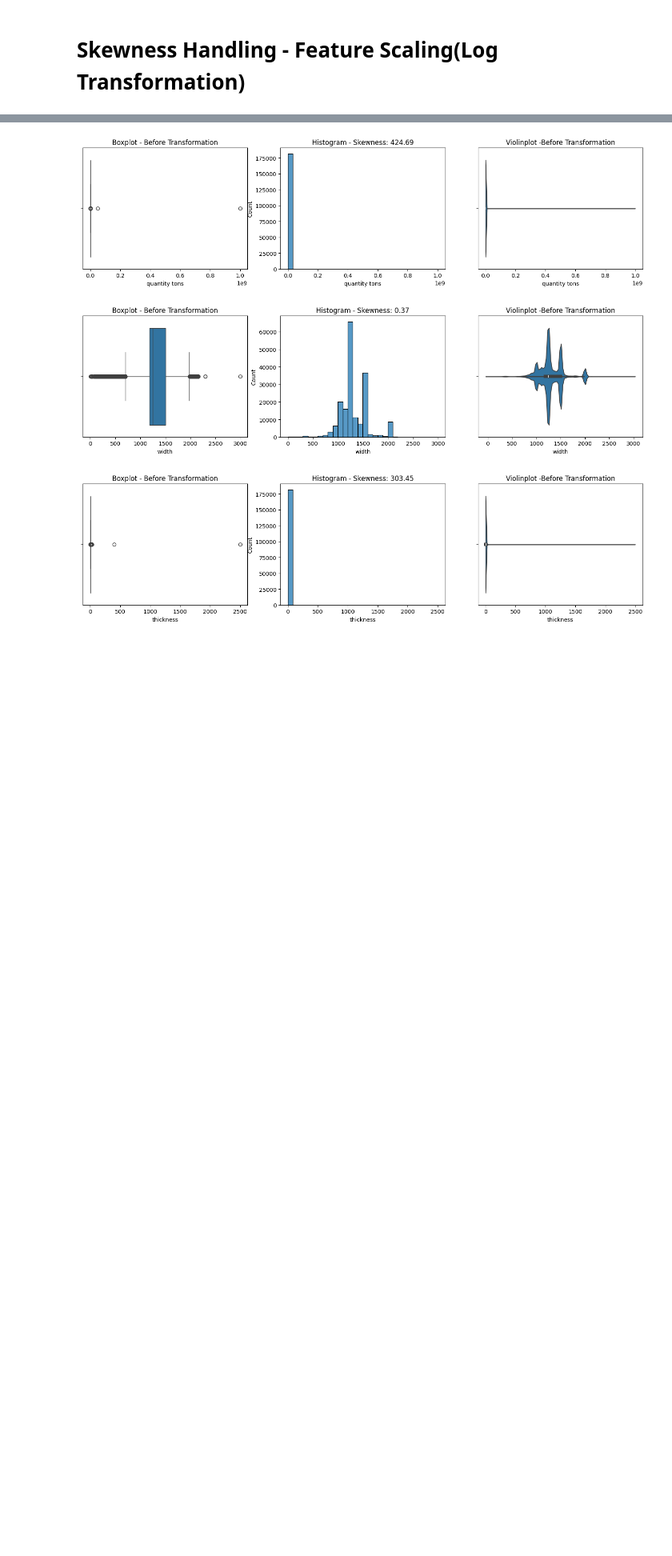
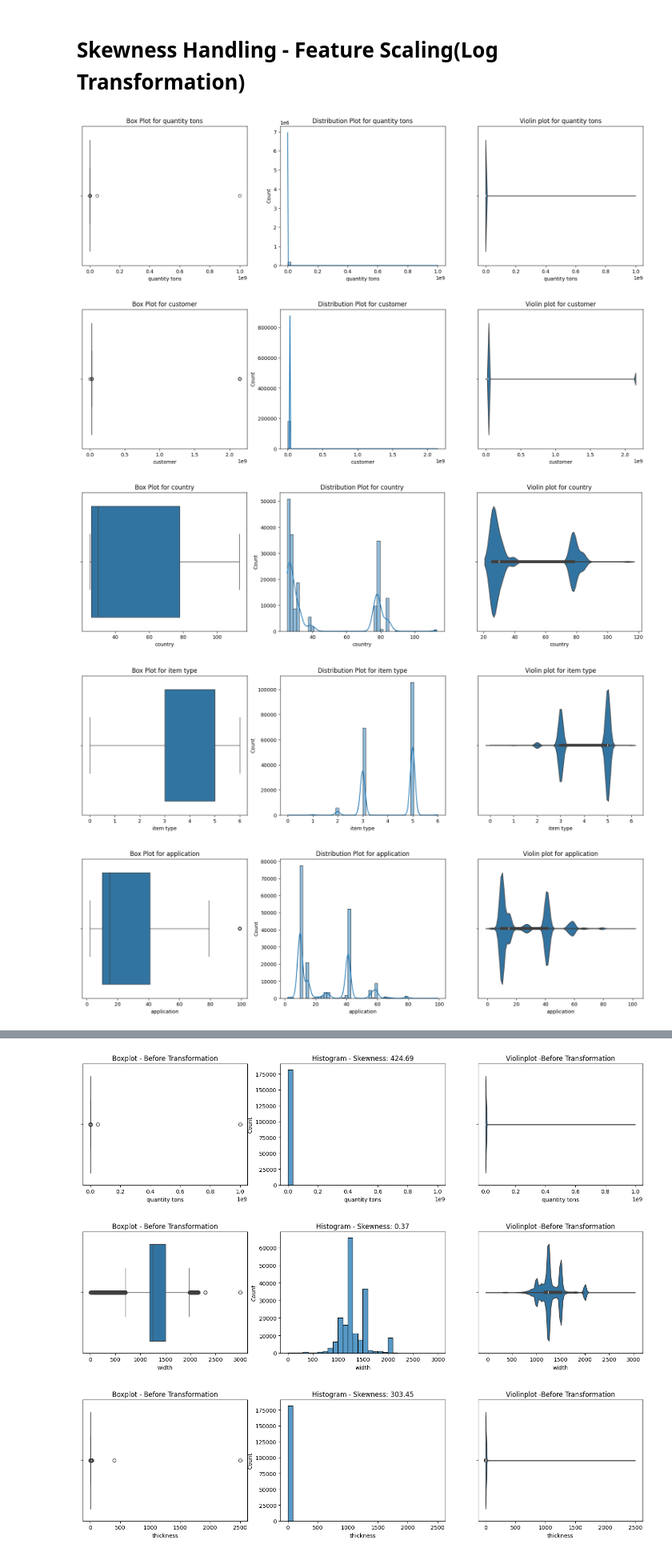
Before and after one commit to virenemmanuel/Industrial-Copper-Modeling, a Jupyter notebook: industrial_copper_modeling.ipynb, the cells around one changed output, grey strips where cells are left out. Shown at 80% size. Cells and saved outputs as stored; diff of their text form; code cells hidden in the pictures; blank space fills up the shorter version.

```diff
--- a/industrial_copper_modeling.ipynb
+++ b/industrial_copper_modeling.ipynb
@@ -365,3 +318,12 @@ IPL           27
 SLAWR          1
 Name: count, dtype: int64
 ----------------------------------------
+# %%
+df['status'] = df['status'].str.strip()
+# %%
+# Convertca tegorical columns to numerical using OrdinalEncoder and using map method.
+df['status'] = df['status'].map({'Lost': 0,'Won': 1,'Draft': 2,'To be approved': 3,
+                                  'Not lost for AM': 4,'Wonderful': 5,'Revised': 6,'Offered': 7,'Offerable': 8})
+
+
+df.head(3)
@@ -367,0 +339,4 @@ Name: count, dtype: int64
+# %%
+df['item type'] = OrdinalEncoder().fit_transform(df[['item type']])
+
+df['item type'].unique()
@@ -368,2 +349,28 @@ Name: count, dtype: int64
 # %% [markdown]
 # Skewness Handling - Feature Scaling(Log Transformation)
+# %%
+# Find outliers - box plot & skewes data - hist plot and violin plot
+
+def plot(df, column):
+    plt.figure(figsize=(20,5))
+    plt.subplot(1,3,1)
+    sns.boxplot(data=df, x=column)
+    plt.title(f'Box Plot for {column}')
+
+    plt.subplot(1,3,2)
+    sns.histplot(data=df, x=column, kde=True, bins=50)
+    plt.title(f'Distribution Plot for {column}')
+
+    plt.subplot(1,3,3)
+    sns.violinplot(data=df, x=column)
+    plt.title(f'Violin plot for {column}')
+    plt.show()
+# %%
+for i in ['quantity tons','customer','country','item type','application','thickness','width', 'selling_price']:
+    plot(df, i)
+# %% [output]
+[figure, added]
+[figure, added]
+[figure, added]
+[figure, added]
+[figure, added]
```
Also changed, not shown: parts of 86 cells of this notebook.
